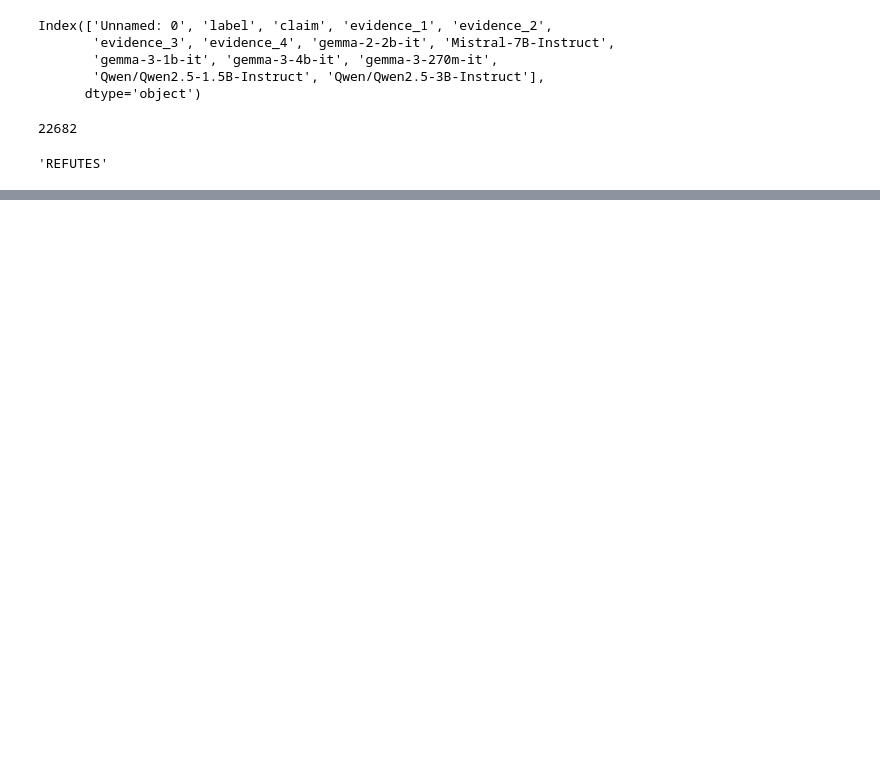
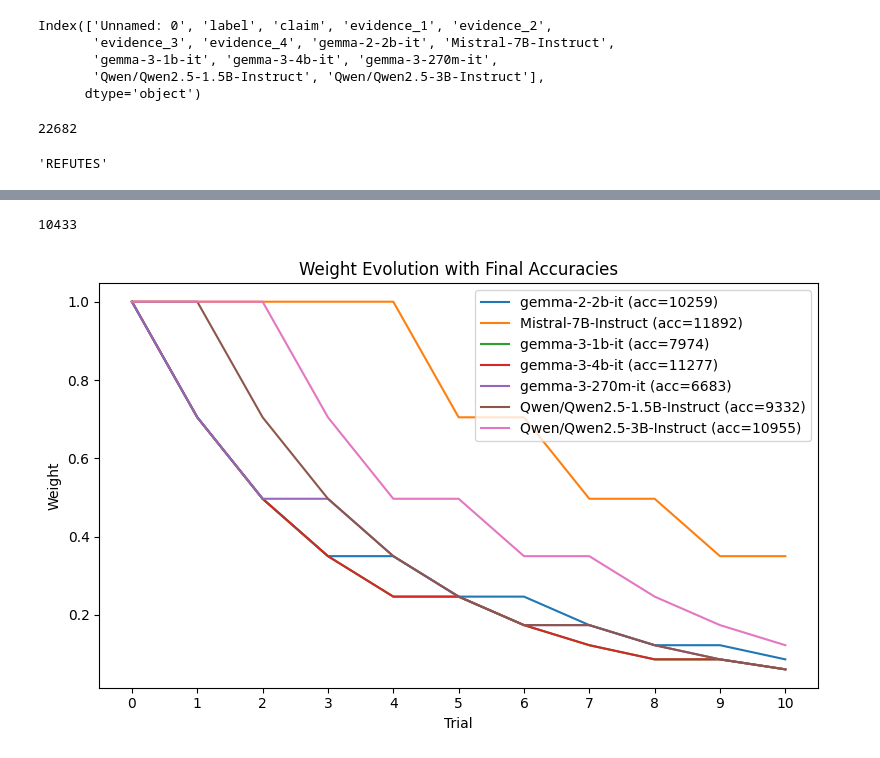
Before and after one commit to trung6/db_project_2025, a Jupyter notebook: process_fever_final.ipynb, the cells around one changed output, grey strips where cells are left out. Cells and saved outputs as stored; diff of their text form; code cells hidden in the pictures; blank space fills up the shorter version.

```diff
--- a/process_fever_final.ipynb
+++ b/process_fever_final.ipynb
@@ -38,7 +47,7 @@ for model in MODELS:
 def most_votes_win(df) -> int:
     """Returns accuracy based on unweighted voting."""
     correct = 0
-    for index, row in df.iterrows():
+    for _, row in df.iterrows():
         votes = {label: 0 for label in UNIQUE_LABELS}
         for model in MODELS:
             prediction = row[model]
@@ -48,3 +57,6 @@ def most_votes_win(df) -> int:
         if winning_label == row['label']:
             correct += 1
     return correct
+most_votes_win(df)
+# %% [output]
+10433
@@ -50,0 +86,45 @@ def most_votes_win(df) -> int:
+# %%
+def mwu(df: pd.DataFrame,
+        index_range: list,
+        num_sams: int = 10,
+        alpha: float = 0.35, ) -> list[list[float]]:
+    """Returns weight evolution based on Hedge rule"""
+    weights = [1.] * NUM_LLMS
+
+    weight_evolution = [weights.copy()]
+
+    for _ in range(1, num_sams+1):
+        minimax_load: int = NUM_LLMS + 1  # init above range
+        best_index: int = len(df) # init out of range
+        for index in index_range:
+            row = df.iloc[index]
+            votes = {label: 0. for label in UNIQUE_LABELS}
+            for model_index, model in enumerate(MODELS):
+                prediction = row[model]
+                votes[prediction] += weights[model_index]
+            # Find label with most votes
+            winning_label = max(votes, key=votes.get)
+            cur_max_load = votes[winning_label]
+            # update best if current is better
+            if cur_max_load < minimax_load:
+                minimax_load = cur_max_load
+                best_index = index
+
+        # Update weights based on best_index
+        best_row = df.iloc[best_index]
+        for model_index, model in enumerate(MODELS):
+            prediction = best_row[model]
+            if prediction != best_row['label']:
+                weights[model_index] *= math.exp(-alpha)
+
+        # track weight evolution
+        weight_evolution.append(weights.copy())
+
+        # Remove best_index from index_range
+        index_range.remove(best_index)
+    return weight_evolution
+# %%
+weight_evolution = mwu(df, INDICES.copy(), NUM_TRIALS, ALPHA)
+plot_weight_and_accuracy(weight_evolution, MODELS, ACC)
+# %% [output]
+[figure, added]
```
Also changed, not shown: parts of 8 cells of this notebook.
